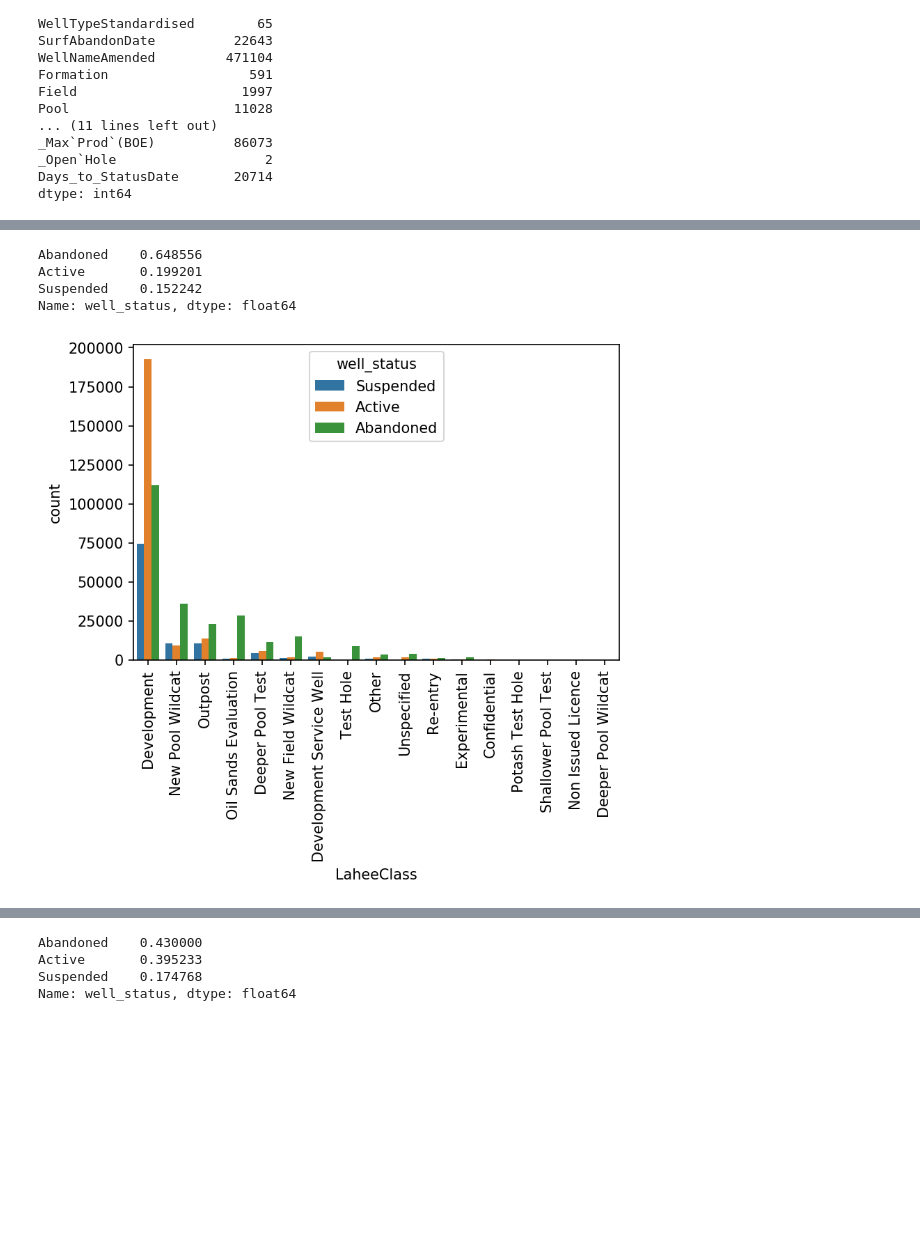
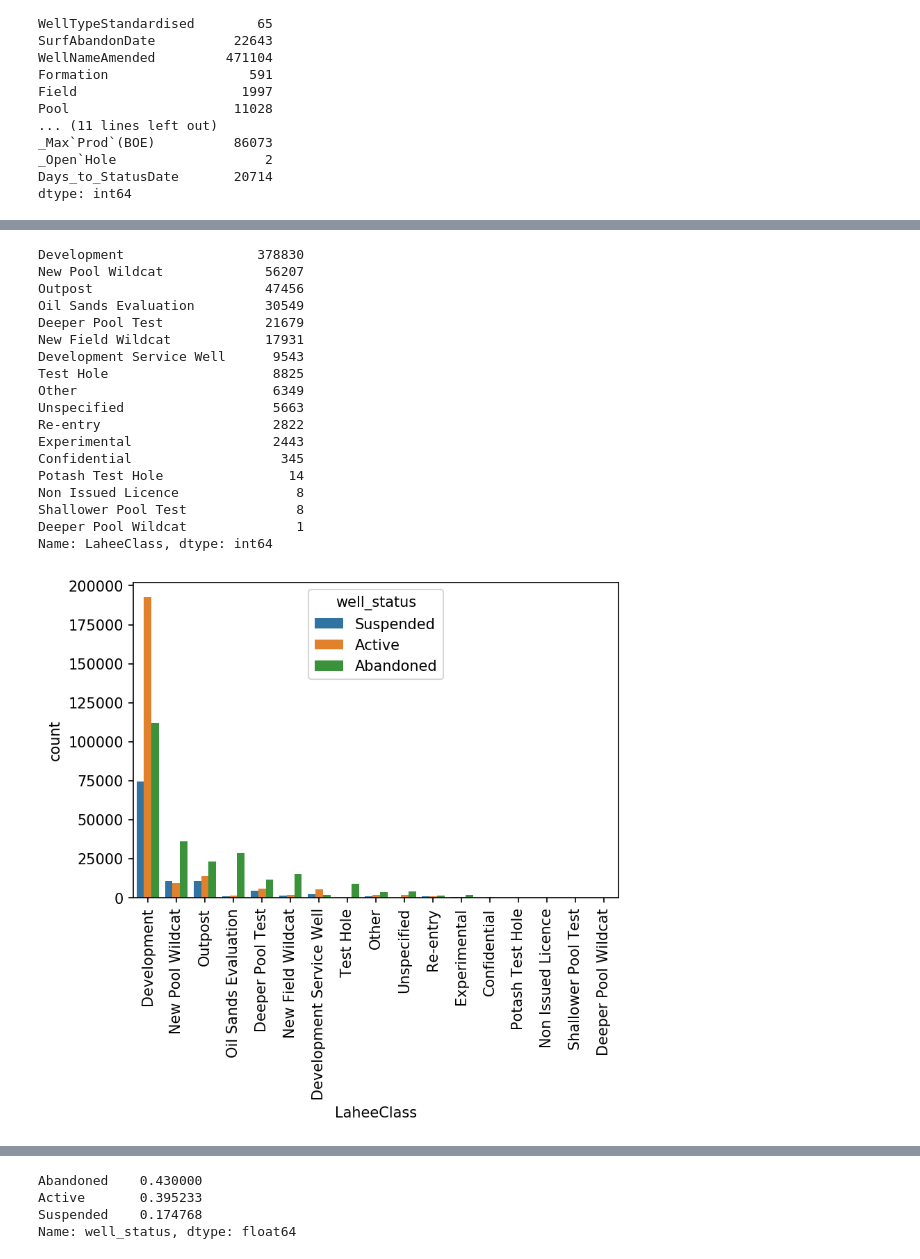
Before and after one commit to Mghane/reCLAIM-2019-Competition, a Jupyter notebook: Classification_Meisam.ipynb, the cells around one changed output, grey strips where cells are left out. Saved outputs shown, nothing was run; the diff lists cells and outputs as text; code cells hidden in the pictures; blank space fills up the shorter version.

Commit message:
Pre-ML EDA finished and Dummies created-Ready for training

```diff
--- a/Classification_Meisam.ipynb
+++ b/Classification_Meisam.ipynb
@@ -15,14 +37,14 @@ import seaborn as sns
 ## Loading
 # %%
 #df_clas_header_test = pd.read_csv("/gdrive/My Drive/reCLAIM 2019 Competition/classification_comp_starter_kit/classification_comp_starter_kit/Header - test.txt")
-#df_clas_header_train = pd.read_csv("/gdrive/My Drive/reCLAIM 2019 Competition/classification_comp_starter_kit/classification_comp_starter_kit/Header - train.txt")
+df_clas_header_train = pd.read_csv("/gdrive/My Drive/reCLAIM 2019 Competition/classification_comp_starter_kit/classification_comp_starter_kit/Header - train.txt")
 #df_clas_header_validation = pd.read_csv("/gdrive/My Drive/reCLAIM 2019 Competition/classification_comp_starter_kit/classification_comp_starter_kit/Header - validation.txt")
-#df_clas_well_class_train = pd.read_csv("/gdrive/My Drive/reCLAIM 2019 Competition/classification_comp_starter_kit/classification_comp_starter_kit/Well_class_train.txt")
+df_clas_well_class_train = pd.read_csv("/gdrive/My Drive/reCLAIM 2019 Competition/classification_comp_starter_kit/classification_comp_starter_kit/Well_class_train.txt")
 #df_clas_well_class_validation = pd.read_csv("/gdrive/My Drive/reCLAIM 2019 Competition/classification_comp_starter_kit/classification_comp_starter_kit/Well_class_validate.txt")
 # %%
-df_clas_header_test = pd.read_csv("classification/Header - test.txt")
-df_clas_header_train = pd.read_csv("classification/Header - train.txt")
-df_clas_header_validation = pd.read_csv("classification/Header - validation.txt")
-df_clas_well_class_train = pd.read_csv("classification/Well_class_train.txt")
-df_clas_well_class_validation = pd.read_csv("classification/Well_class_validate.txt")
+#df_clas_header_test = pd.read_csv("classification/Header - test.txt")
+#df_clas_header_train = pd.read_csv("classification/Header - train.txt")
+#df_clas_header_validation = pd.read_csv("classification/Header - validation.txt")
+#df_clas_well_class_train = pd.read_csv("classification/Well_class_train.txt")
+#df_clas_well_class_validation = pd.read_csv("classification/Well_class_validate.txt")
 # %%
@@ -47,5 +56,5 @@ df_clas_well_class_validation.head(2)
 # %%
-headers = []
-for i in range(len(df_clas_header_train.columns)):
-  headers.append([df_clas_header_train.columns[i],df_clas_header_validation.columns[i],df_clas_header_test.columns[i]])
-headers
+#headers = []
+#for i in range(len(df_clas_header_train.columns)):
+#  headers.append([df_clas_header_train.columns[i],df_clas_header_validation.columns[i],df_clas_header_test.columns[i]])
+#headers
@@ -836,20 +551,36 @@ Name: well_status, dtype: int64
 # %%
 # univariate plots
 # looks like a great identifier for abandoned wells. If the LaheeClass != Developmet,
 # there is a 64% chance that the well is abandoned
+# Add 'Development Service Well' to that as well
 # Use it!
 fig1,axes=plt.subplots(nrows=1,ncols=1,dpi=150)
 sns.countplot(df_train['LaheeClass'], order = df_train.LaheeClass.value_counts().
               index  , hue=df_train['well_status'])
 plt.xticks(rotation = 90)
 ;
-df_train[df_train['LaheeClass']!='Development']['well_status'].value_counts()/(136095+41801+31947)
+# df_train[df_train['LaheeClass']!='Development']['well_status'].value_counts()/(136095+41801+31947)
+df_train['LaheeClass'].value_counts()
 # %% [output]
-Abandoned    0.648556
-Active       0.199201
-Suspended    0.152242
-Name: well_status, dtype: float64
+Development                 378830
+New Pool Wildcat             56207
+Outpost                      47456
+Oil Sands Evaluation         30549
+Deeper Pool Test             21679
+New Field Wildcat            17931
+Development Service Well      9543
+Test Hole                     8825
+Other                         6349
+Unspecified                   5663
+Re-entry                      2822
+Experimental                  2443
+Confidential                   345
+Potash Test Hole                14
+Non Issued Licence               8
+Shallower Pool Test              8
+Deeper Pool Wildcat              1
+Name: LaheeClass, dtype: int64
-[figure, old version]
+[figure, new version]
 # %%
 # univariate plots
 # doesnt seem to be a good classifier.
```
Also changed, not shown: parts of 102 cells of this notebook.
